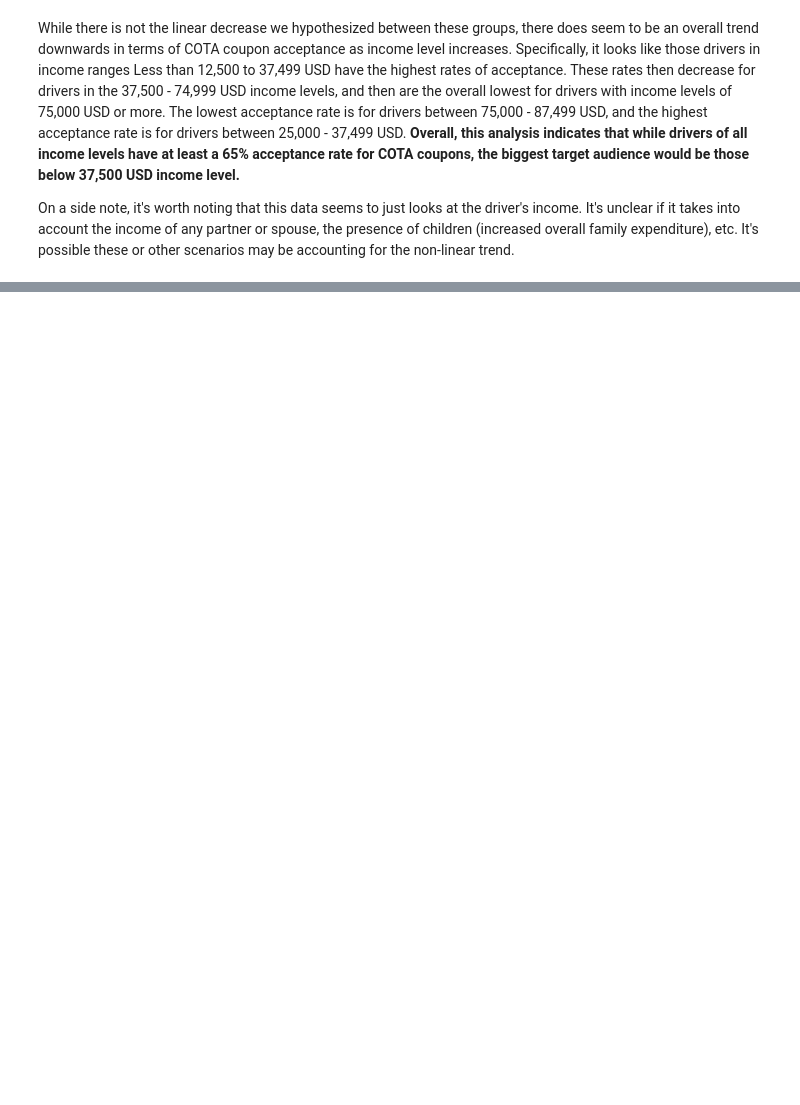
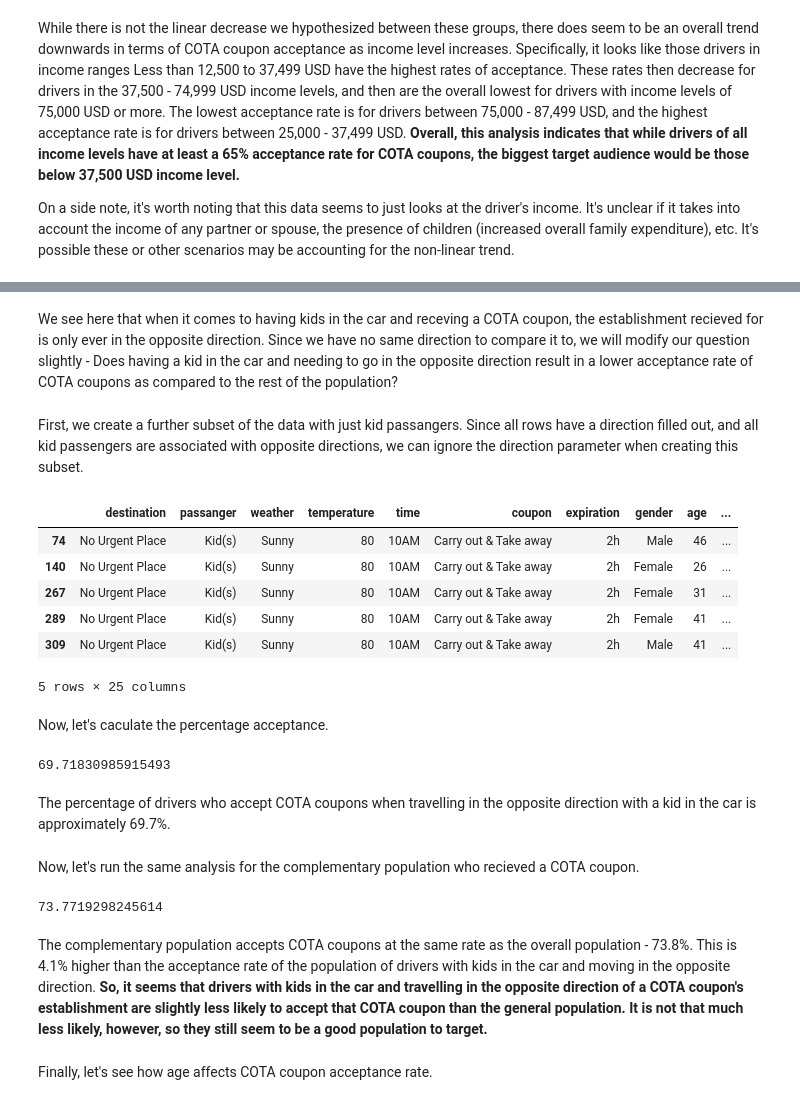
Before and after one commit to Keshav-G/Will-the-Customer-Accept-the-Coupon, a Jupyter notebook: Assignment 5.1_Will the Buyer Accept the Coupon_Keshav.ipynb, the cells around one changed output, grey strips where cells are left out. Saved outputs shown, nothing was run; the diff lists cells and outputs as text; code cells hidden in the pictures; blank space fills up the shorter version.

```diff
--- a/Assignment 5.1_Will the Buyer Accept the Coupon_Keshav.ipynb
+++ b/Assignment 5.1_Will the Buyer Accept the Coupon_Keshav.ipynb
@@ -696,0 +732,41 @@ Now let's see how direction and having a kid in the car may have affected accept
+# %% [markdown]
+We see here that when it comes to having kids in the car and receving a COTA coupon, the establishment recieved for is only ever in the opposite direction. Since we have no same direction to compare it to, we will modify our question slightly - Does having a kid in the car and needing to go in the opposite direction result in a lower acceptance rate of COTA coupons as compared to the rest of the population?
+# %% [markdown]
+First, we create a further subset of the data with just kid passangers. Since all rows have a direction filled out, and all kid passengers are associated with opposite directions, we can ignore the direction parameter when creating this subset.
+# %%
+data_coupons_cota_subset_kids = data_coupons_cota_subset[data_coupons_cota_subset["passanger"] == "Kid(s)"]
+
+data_coupons_cota_subset_kids.head()
+# %% [output]
+|  | destination | passanger | weather | temperature | time | coupon | expiration | gender | age | ... |
+| 74 | No Urgent Place | Kid(s) | Sunny | 80 | 10AM | Carry out & Take away | 2h | Male | 46 | ... |
+| 140 | No Urgent Place | Kid(s) | Sunny | 80 | 10AM | Carry out & Take away | 2h | Female | 26 | ... |
+| 267 | No Urgent Place | Kid(s) | Sunny | 80 | 10AM | Carry out & Take away | 2h | Female | 31 | ... |
+| 289 | No Urgent Place | Kid(s) | Sunny | 80 | 10AM | Carry out & Take away | 2h | Female | 41 | ... |
+| 309 | No Urgent Place | Kid(s) | Sunny | 80 | 10AM | Carry out & Take away | 2h | Male | 41 | ... |
+5 rows × 25 columns
+# %% [markdown]
+Now, let's caculate the percentage acceptance.
+# %%
+(data_coupons_cota_subset_kids[data_coupons_cota_subset_kids["Y"] == 1].shape[0] / data_coupons_cota_subset_kids.shape[0]) * 100
+# %% [output]
+69.71830985915493
+# %% [markdown]
+The percentage of drivers who accept COTA coupons when travelling in the opposite direction with a kid in the car is approximately 69.7%.
+# %% [markdown]
+Now, let's run the same analysis for the complementary population who recieved a COTA coupon.
+# %%
+# Find the indicies different from those (i.e., are complementary to) the subset above
+
+data_coupons_cota_subset_nokids = data_coupons_cota_subset.loc[data_coupons_cota_subset.index.difference(data_coupons_cota_subset_kids, sort = False)]
+
+
+# Calculate percentage who accepted the COTA coupon
+
+(data_coupons_cota_subset_nokids[data_coupons_cota_subset_nokids["Y"] == 1].shape[0] / data_coupons_cota_subset_nokids.shape[0]) * 100
+# %% [output]
+73.7719298245614
+# %% [markdown]
+The complementary population accepts COTA coupons at the same rate as the overall population - 73.8%. This is 4.1% higher than the acceptance rate of the population of drivers with kids in the car and moving in the opposite direction. **So, it seems that drivers with kids in the car and travelling in the opposite direction of a COTA coupon's establishment are slightly less likely to accept that COTA coupon than the general population. It is not that much less likely, however, so they still seem to be a good population to target.**
+# %% [markdown]
+Finally, let's see how age affects COTA coupon acceptance rate.
```
Also changed, not shown: parts of 15 cells of this notebook.
